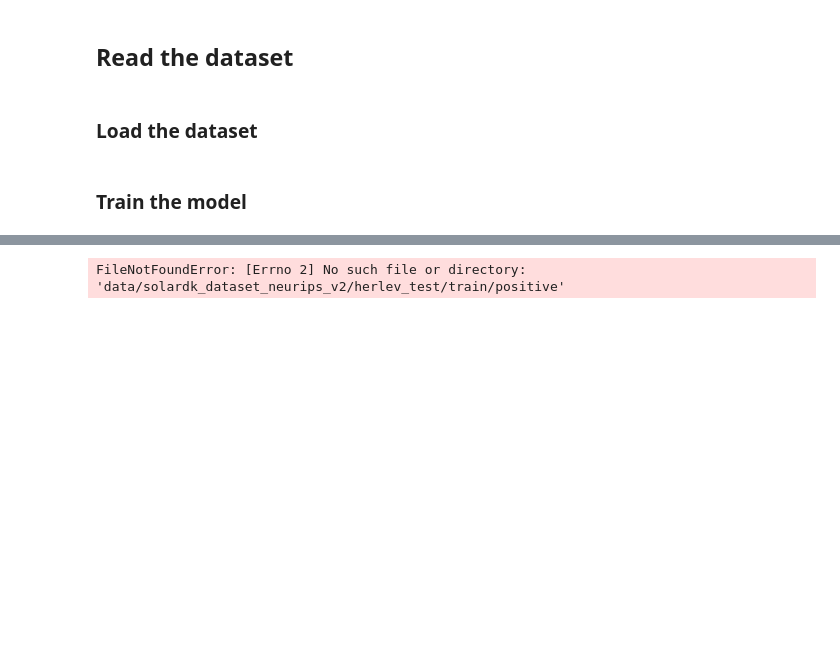
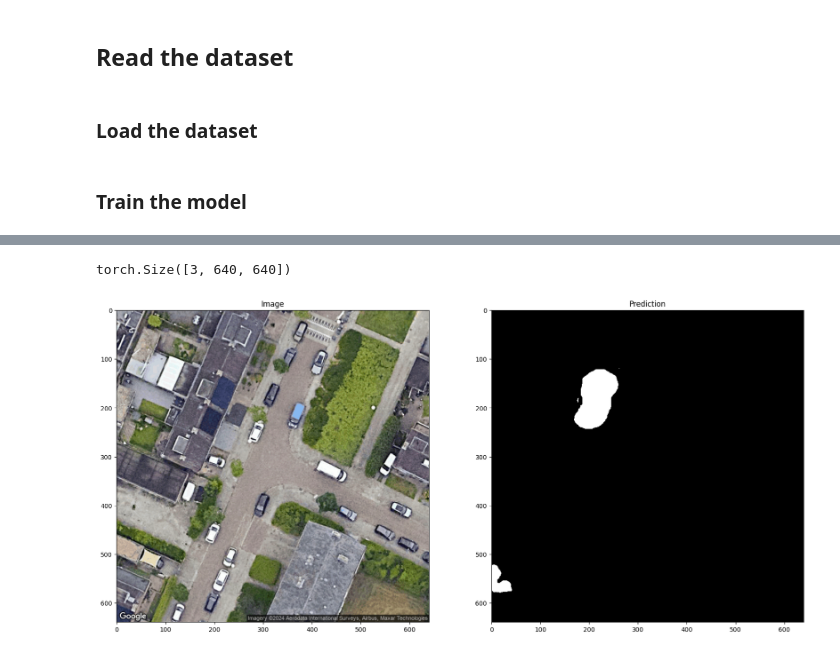
Before and after one commit to Tiburso/EnerVision, a Jupyter notebook: dataloaders.ipynb, the cells around one changed output, grey strips where cells are left out. Cells and saved outputs as stored; diff of their text form; code cells hidden in the pictures; blank space fills up the shorter version.

```diff
--- a/dataloaders.ipynb
+++ b/dataloaders.ipynb
@@ -161,6 +159,8 @@ from dataloaders.solar_dk_dataset import SolarDKDataset
 from dataloaders.nl_dataset import CocoSegmentationDataset
 from torch.utils.data import DataLoader
 import matplotlib.pyplot as plt
+
+from PIL import Image
 
 from torchmetrics.functional import jaccard_index, accuracy, precision, recall, f1_score, dice
 
@@ -170,52 +170,64 @@ inv_transform = transforms.Compose([
     transforms.Normalize(mean=[0., 0., 0.], std=[1/0.229, 1/0.224, 1/0.225]),
     transforms.Normalize(mean=[-0.485, -0.456, -0.406], std=[ 1., 1., 1.]),
 ])
 
-test_folder = "data/solardk_dataset_neurips_v2/gentofte_trainval/train"
-test_dataset = SolarDKDataset(test_folder)
+transform = transforms.Compose([
+    transforms.ToImage(),
+    transforms.ToDtype(torch.float32, scale=True),
+    transforms.Resize((640, 640), interpolation=transforms.InterpolationMode.NEAREST),
+    transforms.Normalize(mean=[0.485, 0.456, 0.406], std=[0.229, 0.224, 0.225]),
+])
+
+# test_folder = "data/solardk_dataset_neurips_v2/herlev_test/test"
+# test_dataset = SolarDKDataset(test_folder, total_samples=500)
 
 # test_folder = "data/NL-Solar-Panel-Seg-1/test"
 # test_dataset = CocoSegmentationDataset(test_folder)
 
-model = BaseModel.load_from_checkpoint("lightning_logs/version_211837/checkpoints/last.ckpt")
+image = Image.open("imgs/eindhoven_satellite_21.png").convert("RGB")
+image = transform(image).unsqueeze(0)
 
+model = BaseModel.load_from_checkpoint("lightning_logs/version_211504/checkpoints/last.ckpt")
 
-test_loader = DataLoader(test_dataset, batch_size=1, shuffle=True)
+# test_loader = DataLoader(test_dataset, batch_size=1, shuffle=True)
 
 loss_fn = CombinedLoss()
 
 task = "multiclass"
 num_classes = 2
 
 model.eval()
 with torch.no_grad():
-    iterator = iter(test_loader)
-    image, label = next(iterator)
+    # iterator = iter(test_loader)
+    # image, label = next(iterator)
     output = model(image)
 
     image = inv_transform(image)
-    label = model.model.target(label)
-    loss = loss_fn(output, label)
+    # label = model.model.target(label)
+    # loss = loss_fn(output, label)
 
-    label = label.argmax(dim=1)
+    # label = label.argmax(dim=1)
 
-    print(f"Loss: {loss.item()}")
-    print(f"Dice Score: {dice(output, label.int())}")
-    print(f"Jaccard Index: {jaccard_index(output, label, task=task, num_classes=num_classes, average='macro')}")
-    print(f"Precision: {precision(output, label, task=task, num_classes=  num_classes, average='macro')}")
-    print(f"Accuracy: {accuracy(output, label, task=task, num_classes=num_classes)}")
-    print(f"Recall: {recall(output, label, task=task, num_classes=num_classes)}")
-    print(f"F1 Score: {f1_score(output, label, task=task, num_classes=num_classes)}")
+    # # print(f"Loss: {loss.item()}")
+    # print(f"Dice Score: {dice(output, label.int())}")
+    # print(f"Jaccard Index: {jaccard_index(output, label, task=task, num_classes=num_classes, average='macro')}")
+    # print(f"Precision: {precision(output, label, task=task, num_classes=  num_classes, average='macro')}")
+    # print(f"Accuracy: {accuracy(output, label, task=task, num_classes=num_classes)}")
+    # print(f"Recall: {recall(output, label, task=task, num_classes=num_classes)}")
+    # print(f"F1 Score: {f1_score(output, label, task=task, num_classes=num_classes)}")
 
-    fig, ax = plt.subplots(1, 3, figsize=(20, 10))
+    fig, ax = plt.subplots(1, 2, figsize=(20, 10))
+
+    print(image[0].shape)
 
     ax[0].imshow(image[0].permute(1, 2, 0))
     ax[0].set_title("Image")
 
-    ax[1].imshow(label.squeeze(), cmap="gray")
-    ax[1].set_title("Label")
+    # ax[1].imshow(label.squeeze(), cmap="gray")
+    # ax[1].set_title("Label")
 
-    ax[2].imshow(output.argmax(dim=1).squeeze(), cmap="gray")
-    ax[2].set_title("Prediction")
+    ax[1].imshow(output.argmax(dim=1).squeeze(), cmap="gray")
+    ax[1].set_title("Prediction")
 # %% [output]
-FileNotFoundError: [Errno 2] No such file or directory: 'data/solardk_dataset_neurips_v2/herlev_test/train/positive'
+torch.Size([3, 640, 640])
+[figure, added]
```
Also changed, not shown: parts of 2 cells of this notebook, 7 other files.
